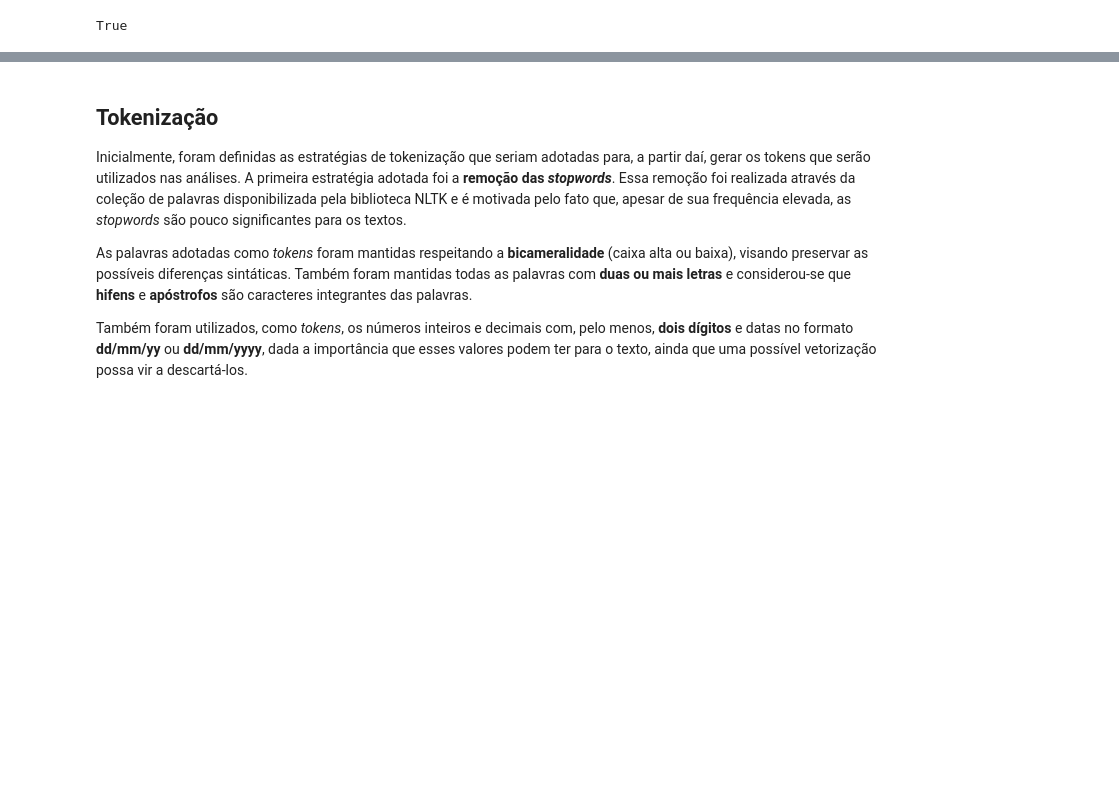
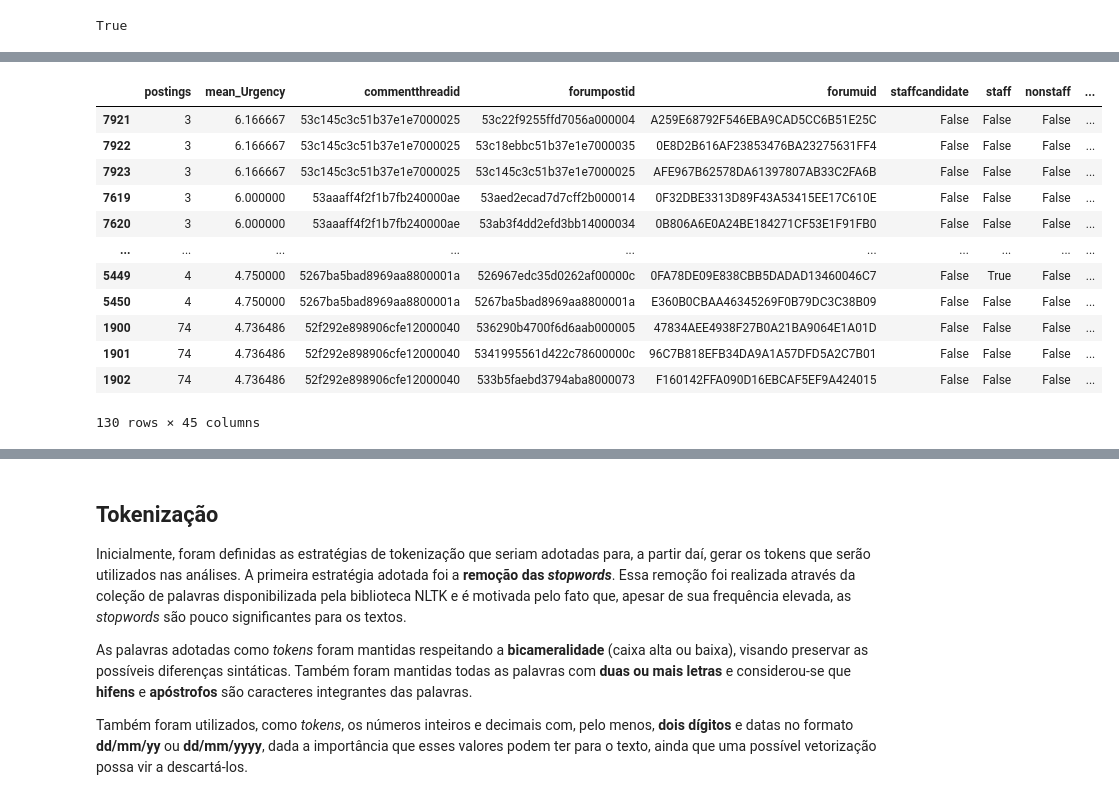
Before and after one commit to tiago-clementino/consensus_x_relevance, a Jupyter notebook: data_treatments/clean_and_report.ipynb, the cells around one changed output, grey strips where cells are left out. Drawn from its saved outputs; the diff is of its cells as text; code cells hidden in the pictures; blank space fills up the shorter version.

```diff
--- a/data_treatments/clean_and_report.ipynb
+++ b/data_treatments/clean_and_report.ipynb
@@ -54,0 +56,34 @@ data.head()
+# %%
+#data.sort_values(by=['forumuid'])
+import statistics
+#data.insert(0, 'mean_Urgency',None)
+#data.insert(0, 'postings',None)
+grouped = data.groupby('commentthreadid')
+def vai(data):
+    data.loc[:,'mean_Urgency'] = statistics.mean(pd.to_numeric(data.loc[:,'Urgency'].str.replace(',','.')))
+postingVectors_writer=pd.DataFrame()
+for group_name, d in grouped:
+    d.loc[:,'mean_Urgency'] = statistics.mean(pd.to_numeric(d.loc[:,'Urgency'].replace(',','.')))
+    d.loc[:,'postings'] = len(d)
+
+    if(postingVectors_writer.empty):
+        postingVectors_writer = d.copy(deep=False)
+    else:
+        postingVectors_writer = postingVectors_writer.append(d)
+    #d.loc[:,'mean_Urgency'] = statistics.mean(pd.to_numeric(d.loc[:,'Urgency'].str.replace(',','.')))
+# %%
+postingVectors_writer.loc[postingVectors_writer['postings'] >= 3].sort_values(by=['mean_Urgency','commentthreadid','forumpostid'], ascending=False).head(130)
+# %% [output]
+|  | postings | mean_Urgency | commentthreadid | forumpostid | forumuid | staffcandidate | staff | nonstaff | ... |
+| 7921 | 3 | 6.166667 | 53c145c3c51b37e1e7000025 | 53c22f9255ffd7056a000004 | A259E68792F546EBA9CAD5CC6B51E25C | False | False | False | ... |
+| 7922 | 3 | 6.166667 | 53c145c3c51b37e1e7000025 | 53c18ebbc51b37e1e7000035 | 0E8D2B616AF23853476BA23275631FF4 | False | False | False | ... |
+| 7923 | 3 | 6.166667 | 53c145c3c51b37e1e7000025 | 53c145c3c51b37e1e7000025 | AFE967B62578DA61397807AB33C2FA6B | False | False | False | ... |
+| 7619 | 3 | 6.000000 | 53aaaff4f2f1b7fb240000ae | 53aed2ecad7d7cff2b000014 | 0F32DBE3313D89F43A53415EE17C610E | False | False | False | ... |
+| 7620 | 3 | 6.000000 | 53aaaff4f2f1b7fb240000ae | 53ab3f4dd2efd3bb14000034 | 0B806A6E0A24BE184271CF53E1F91FB0 | False | False | False | ... |
+| ... | ... | ... | ... | ... | ... | ... | ... | ... | ... |
+| 5449 | 4 | 4.750000 | 5267ba5bad8969aa8800001a | 526967edc35d0262af00000c | 0FA78DE09E838CBB5DADAD13460046C7 | False | True | False | ... |
+| 5450 | 4 | 4.750000 | 5267ba5bad8969aa8800001a | 5267ba5bad8969aa8800001a | E360B0CBAA46345269F0B79DC3C38B09 | False | False | False | ... |
+| 1900 | 74 | 4.736486 | 52f292e898906cfe12000040 | 536290b4700f6d6aab000005 | 47834AEE4938F27B0A21BA9064E1A01D | False | False | False | ... |
+| 1901 | 74 | 4.736486 | 52f292e898906cfe12000040 | 5341995561d422c78600000c | 96C7B818EFB34DA9A1A57DFD5A2C7B01 | False | False | False | ... |
+| 1902 | 74 | 4.736486 | 52f292e898906cfe12000040 | 533b5faebd3794aba8000073 | F160142FFA090D16EBCAF5EF9A424015 | False | False | False | ... |
+130 rows × 45 columns
```
Also changed, not shown: parts of 9 cells of this notebook.
